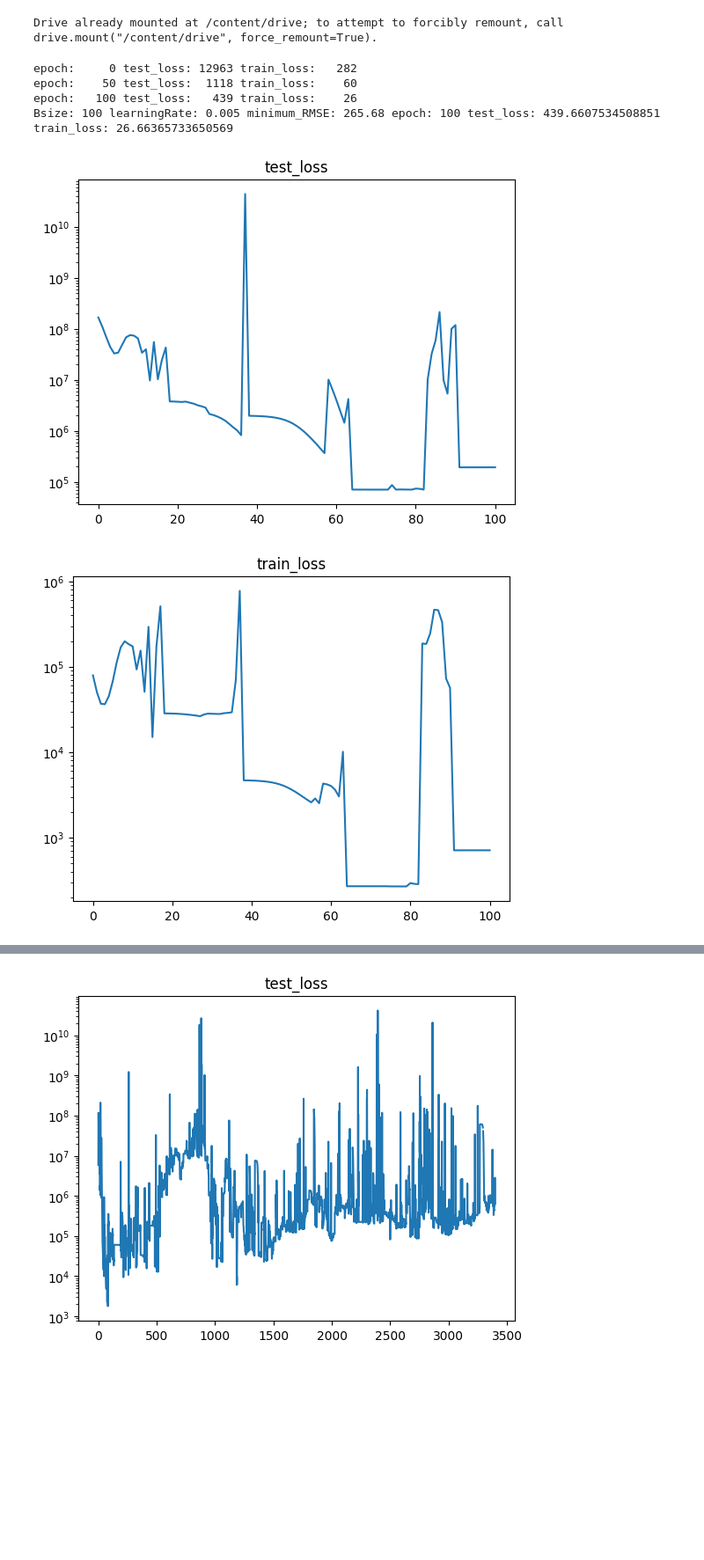
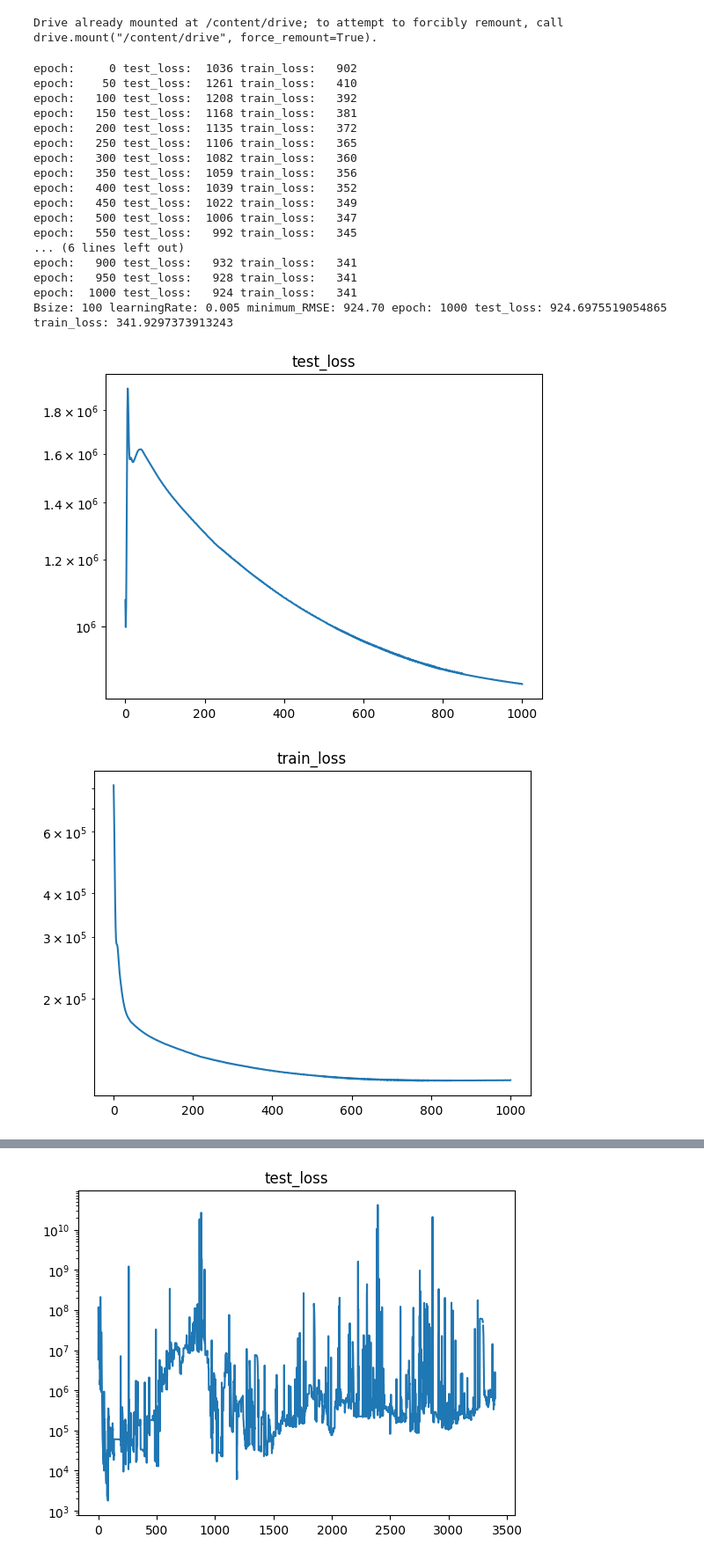
Before and after one commit to ktikok/SCMP_ML, a Jupyter notebook: predictingKineticE.ipynb, the cells around one changed output, grey strips where cells are left out. Shown at 88% size. Drawn from its saved outputs; the diff is of its cells as text; code cells hidden in the pictures; blank space fills up the shorter version.

Commit message:
1000 datas and perform plot

```diff
--- a/predictingKineticE.ipynb
+++ b/predictingKineticE.ipynb
@@ -61,8 +61,8 @@ y3 = torch.Tensor(y3)
 # y3_test = torch.tensor(y3, dtype=torch.float32).reshape(-1, 1)
 # %%
 
-X = torch.load('/content/drive/MyDrive/0_318lab/SCMP_ML/KEdataX_1690854612.274382.pt')
-y = torch.load('/content/drive/MyDrive/0_318lab/SCMP_ML/KEdataY_1690854612.2767599.pt')
+X = torch.load('/content/drive/MyDrive/0_318lab/SCMP_ML/KEdataX_1000_1690897080.8460803.pt')
+y = torch.load('/content/drive/MyDrive/0_318lab/SCMP_ML/KEdataY_1000_1690897080.8489494.pt')
 X_train, X_test, y_train, y_test = train_test_split(X, y, train_size=0.7, shuffle=False)
 # X2_train, X2_test, y2_train, y2_test = train_test_split(X, y, train_size=0.7, shuffle=True)
 # X3_train, X3_test, y3_train, y3_test = train_test_split(X, y, train_size=0.7, shuffle=True)
@@ -106,7 +106,7 @@ for Bsize in [100]:
         loss_fn = nn.MSELoss()  # mean square error
         optimizer = optim.Adam(model.parameters(), lr=learningRate  )  # 10 loss: 5157042688.0
 
-        n_epochs = 100+1   # number of epochs to run
+        n_epochs = 1000+1   # number of epochs to run
         batch_size = Bsize  # size of each batch
         batch_start = torch.arange(0, len(X_train), batch_size)
 
@@ -153,39 +153,52 @@ for Bsize in [100]:
             mse = float(mse)
 
             history.append(mse)
             if mse < best_mse:
                 best_mse = mse
                 best_weights = copy.deepcopy(model.state_dict())
 
             if epoch % 50 == 0:
                 print('epoch: %5d' % epoch, 'test_loss: %5d' % np.sqrt(mse), 'train_loss: %5d' % np.sqrt(loss))
 
         # restore model and return best accuracy
         model.load_state_dict(best_weights)
         # print("MSE: %.2f" % best_mse)
         # print("RMSE: %.2f" % np.sqrt(best_mse))
         print('Bsize:', Bsize ,'learningRate:', learningRate , "minimum_RMSE: %.2f" % np.sqrt(best_mse), 'epoch:',epoch, 'test_loss:', np.sqrt(mse), 'train_loss:', np.sqrt(loss))
         # print(y_pred[:10])
         # print(y_test[:10])
         plt.plot(history)
         plt.yscale('log')
         plt.title('test_loss')
         plt.show()
 
         plt.plot(history_train)
         plt.title('train_loss')
         plt.yscale('log')
         plt.show()
 print('all done')
 # ----------------------------------------------------------------------------------------------------
 # ----------------------------------------------------------------------------------------------------
 # %% [output]
-epoch:     0 test_loss: 12963 train_loss:   282
-epoch:    50 test_loss:  1118 train_loss:    60
-epoch:   100 test_loss:   439 train_loss:    26
-Bsize: 100 learningRate: 0.005 minimum_RMSE: 265.68 epoch: 100 test_loss: 439.6607534508851 train_loss: 26.66365733650569
+epoch:     0 test_loss:  1036 train_loss:   902
+epoch:    50 test_loss:  1261 train_loss:   410
+epoch:   100 test_loss:  1208 train_loss:   392
+epoch:   150 test_loss:  1168 train_loss:   381
+epoch:   200 test_loss:  1135 train_loss:   372
+epoch:   250 test_loss:  1106 train_loss:   365
+epoch:   300 test_loss:  1082 train_loss:   360
+epoch:   350 test_loss:  1059 train_loss:   356
+epoch:   400 test_loss:  1039 train_loss:   352
+epoch:   450 test_loss:  1022 train_loss:   349
+epoch:   500 test_loss:  1006 train_loss:   347
+epoch:   550 test_loss:   992 train_loss:   345
+... (6 lines left out)
+epoch:   900 test_loss:   932 train_loss:   341
+epoch:   950 test_loss:   928 train_loss:   341
+epoch:  1000 test_loss:   924 train_loss:   341
+Bsize: 100 learningRate: 0.005 minimum_RMSE: 924.70 epoch: 1000 test_loss: 924.6975519054865 train_loss: 341.9297373913243
-[figure, old version]
+[figure, new version]
-[figure, old version]
+[figure, new version]
 all done
 # %%
 model.eval()
```
Also changed, not shown: parts of 2 cells of this notebook, 4 other files.
